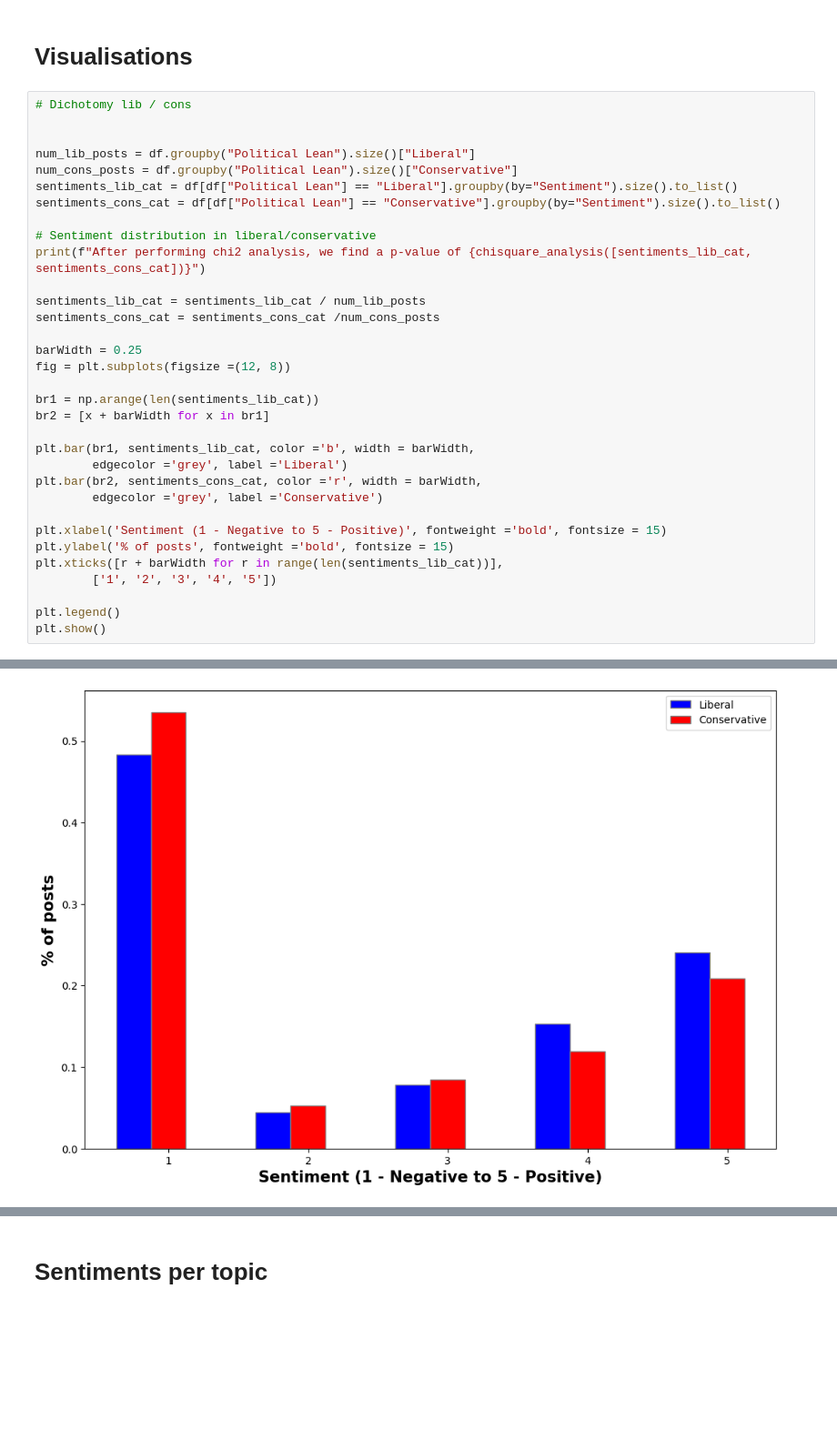
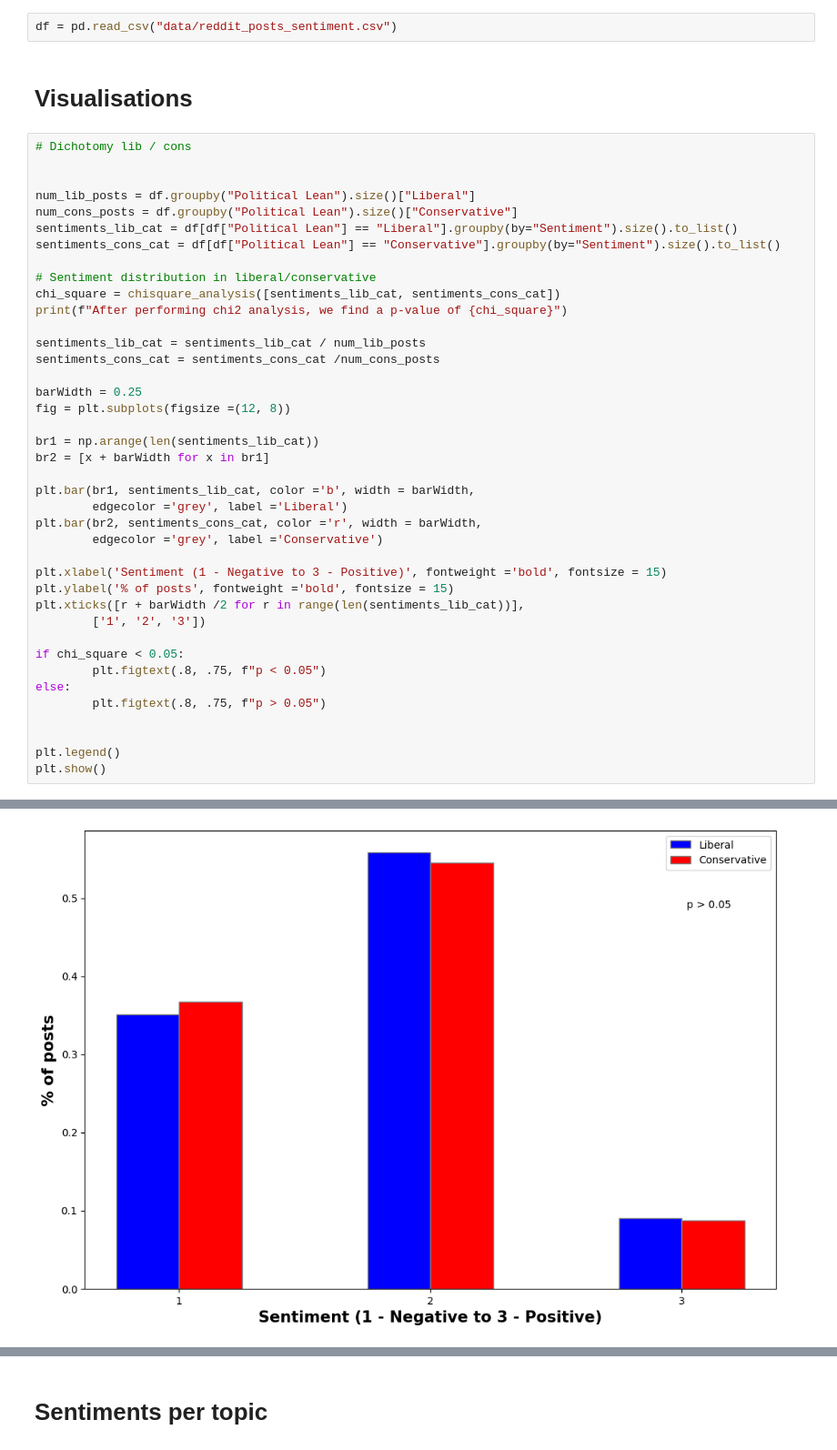
Before and after one commit to nathanaelambert/ConservativesLiberals, a Jupyter notebook: sentiment_analysis.ipynb, the cells around one changed output, grey strips where cells are left out. Shown at 91% size. Saved outputs shown, nothing was run; the diff lists cells and outputs as text; blank space fills up the shorter version.

Commit message:
sentiment analysis

```diff
--- a/sentiment_analysis.ipynb
+++ b/sentiment_analysis.ipynb
@@ -51,6 +51,8 @@ for i in range(0, len(df)):
     df.at[i, "Sentiment"] = sentiment_analysis(model, df.iloc[i]["title"])
 
 df.to_csv("data/reddit_posts_sentiment.csv", index=False)
+# %%
+df = pd.read_csv("data/reddit_posts_sentiment.csv")
 # %% [markdown]
 # Visualisations
 # %%
@@ -63,7 +65,8 @@ sentiments_lib_cat = df[df["Political Lean"] == "Liberal"].groupby(by="Sentiment
 sentiments_cons_cat = df[df["Political Lean"] == "Conservative"].groupby(by="Sentiment").size().to_list()
 
 # Sentiment distribution in liberal/conservative
-print(f"After performing chi2 analysis, we find a p-value of {chisquare_analysis([sentiments_lib_cat, sentiments_cons_cat])}")
+chi_square = chisquare_analysis([sentiments_lib_cat, sentiments_cons_cat])
+print(f"After performing chi2 analysis, we find a p-value of {chi_square}")
 
 sentiments_lib_cat = sentiments_lib_cat / num_lib_posts
 sentiments_cons_cat = sentiments_cons_cat /num_cons_posts
@@ -79,10 +82,16 @@ plt.bar(br1, sentiments_lib_cat, color ='b', width = barWidth,
 plt.bar(br2, sentiments_cons_cat, color ='r', width = barWidth,
         edgecolor ='grey', label ='Conservative')
 
-plt.xlabel('Sentiment (1 - Negative to 5 - Positive)', fontweight ='bold', fontsize = 15)
+plt.xlabel('Sentiment (1 - Negative to 3 - Positive)', fontweight ='bold', fontsize = 15)
 plt.ylabel('% of posts', fontweight ='bold', fontsize = 15)
-plt.xticks([r + barWidth for r in range(len(sentiments_lib_cat))],
-        ['1', '2', '3', '4', '5'])
+plt.xticks([r + barWidth /2 for r in range(len(sentiments_lib_cat))],
+        ['1', '2', '3'])
+
+if chi_square < 0.05:
+        plt.figtext(.8, .75, f"p < 0.05")
+else:
+        plt.figtext(.8, .75, f"p > 0.05")
+
 
 plt.legend()
 plt.show()
@@ -91,2 +100,2 @@ After performing chi2 analysis, we find a p-value of 4.0629485042714505e-09
-[figure, old version]
+[figure, new version]
 # %%
```
Also changed, not shown: parts of 17 cells of this notebook, 50 other files.
